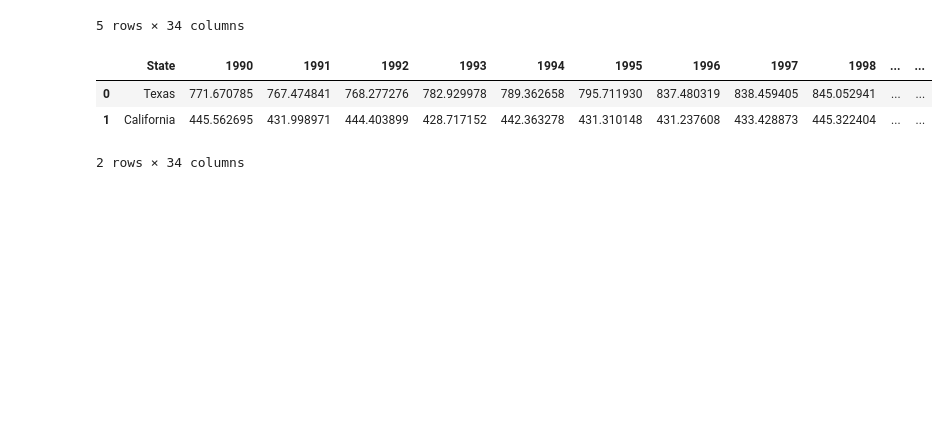
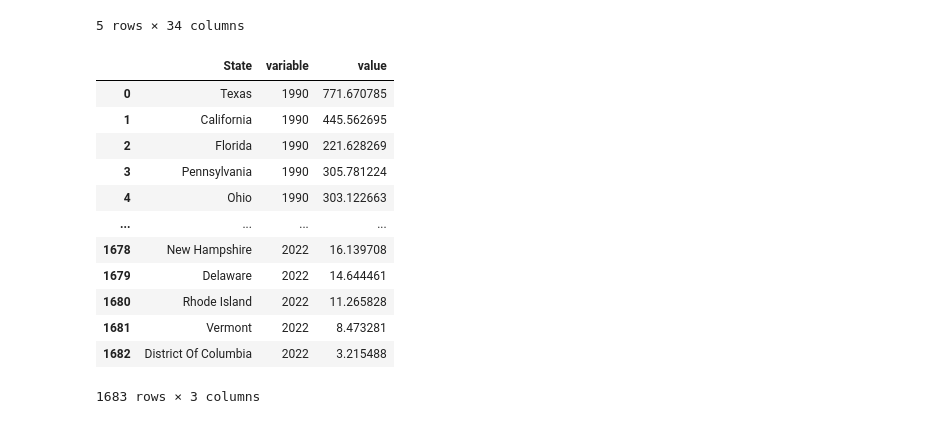
Before and after one commit to Anagha7Shinde/Capstone_Anagha, a Jupyter notebook: Notebook/Untitled2.ipynb, the cells around one changed output. Drawn from its saved outputs; the diff is of its cells as text; code cells hidden in the pictures; blank space fills up the shorter version.

```diff
--- a/Notebook/Untitled2.ipynb
+++ b/Notebook/Untitled2.ipynb
@@ -82,10 +143,21 @@ Greenhouse_data_by_state.head()
 5 rows × 34 columns
 # %%
 Greenhouse_data_by_state.rename(columns={'Greenhouse Gas Gross Total, MMT CO2 eq.': 'State'}, inplace=True)
+# %%
+col_list=Greenhouse_data_by_state.columns.to_list()[1:]
 # %%
-Greenhouse_data_by_state.head(2)
+Greenhouse_data_by_state.melt(id_vars='State', value_vars=col_list)
 # %% [output]
-|  | State | 1990 | 1991 | 1992 | 1993 | 1994 | 1995 | 1996 | 1997 | 1998 | ... | ... |
-| 0 | Texas | 771.670785 | 767.474841 | 768.277276 | 782.929978 | 789.362658 | 795.711930 | 837.480319 | 838.459405 | 845.052941 | ... | ... |
-| 1 | California | 445.562695 | 431.998971 | 444.403899 | 428.717152 | 442.363278 | 431.310148 | 431.237608 | 433.428873 | 445.322404 | ... | ... |
+|  | State | variable | value |
+| 0 | Texas | 1990 | 771.670785 |
+| 1 | California | 1990 | 445.562695 |
+| 2 | Florida | 1990 | 221.628269 |
+| 3 | Pennsylvania | 1990 | 305.781224 |
+| 4 | Ohio | 1990 | 303.122663 |
+| ... | ... | ... | ... |
+| 1678 | New Hampshire | 2022 | 16.139708 |
+| 1679 | Delaware | 2022 | 14.644461 |
+| 1680 | Rhode Island | 2022 | 11.265828 |
+| 1681 | Vermont | 2022 | 8.473281 |
+| 1682 | District Of Columbia | 2022 | 3.215488 |
-2 rows × 34 columns
+1683 rows × 3 columns
```
Also changed, not shown: parts of 13 cells of this notebook.
